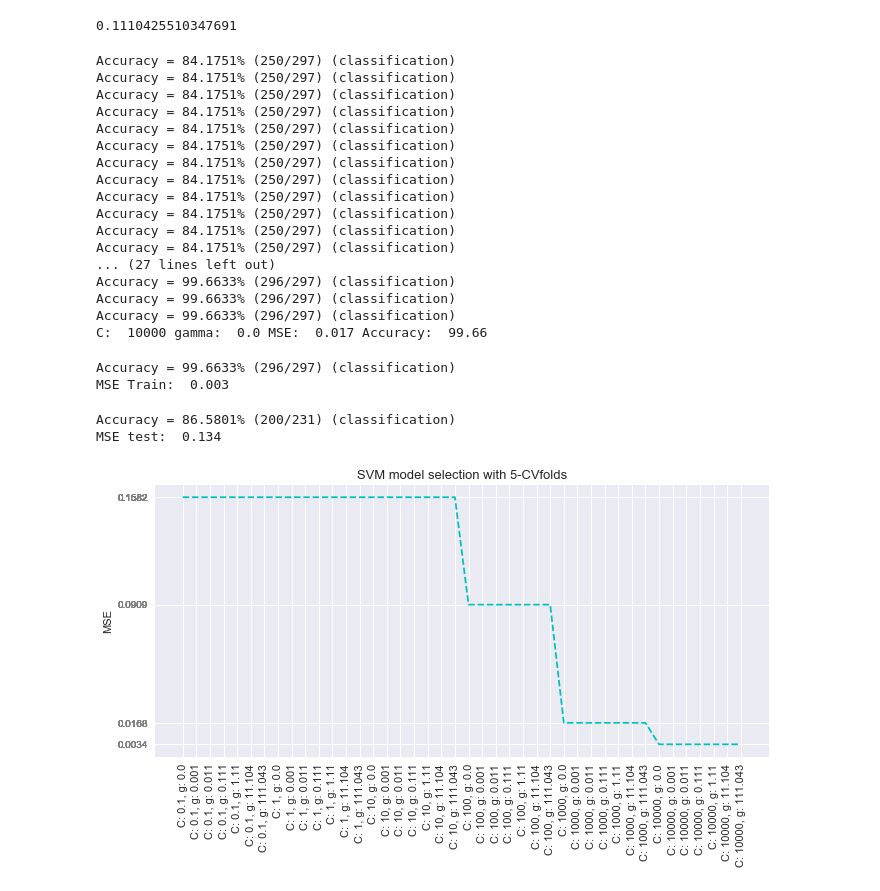
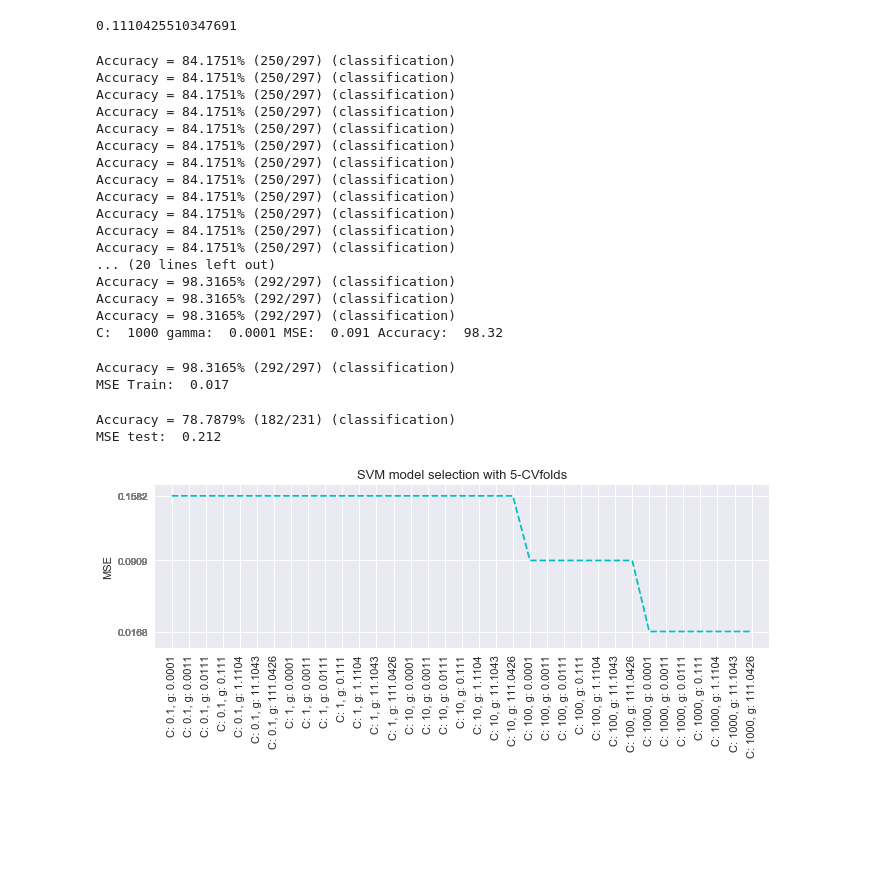
Before and after one commit to AdriCode/Image-Analysis-Classification, a Jupyter notebook: SVM.ipynb, the cells around one changed output. Cells and saved outputs as stored; diff of their text form; code cells hidden in the pictures; blank space fills up the shorter version.

Commit message:
Modify plot

```diff
--- a/SVM.ipynb
+++ b/SVM.ipynb
@@ -60,22 +60,24 @@ dump_svmlight_file(testInput, testTarget,'test.dat')
 
 y, x = svm_read_problem('train.dat')
 
-c = [pow(10,i) for i in [-1,0,1,2,3,4]]
-g = [round(sigma*pow(10,i), 3) for i in [-3,-2,-1,0,1,2,3]]
+# Hyperparameters C and gamma
+c = [pow(10,i) for i in [-1,0,1,2,3]]
+g = [round(sigma*pow(10,i), 4) for i in [-3,-2,-1,0,1,2,3]]
 
 prob  = svm_problem(y, x)
 param = svm_parameter()
 best = 1
 err = []
 
-# Grid-search to determine the SVM hyperparameters γ and C, using 5-fold cross validation
-# And picking the classiﬁcation error
+# Grid-search to determine the SVM hyperparameters γ and C,
+# using 5-fold cross validation and the classiﬁcation error
 for i in range(len(c)):
     for j in range(len(g)):
         param.C = c[i]; param.G = g[j];
         model = svm_train(prob, param, '-v 5')
         p_label, p_acc, p_val = svm_predict(y, x, model)
         err.append(p_acc[1])
+        # Mean squared error
         mse = p_acc[1]
         if (mse < best):
             bestc = c[i]; bestg = g[j]; min_err = best; best = mse; acc=p_acc[0]
@@ -94,11 +96,11 @@ Accuracy = 84.1751% (250/297) (classification)
 Accuracy = 84.1751% (250/297) (classification)
 Accuracy = 84.1751% (250/297) (classification)
 Accuracy = 84.1751% (250/297) (classification)
-... (27 lines left out)
-Accuracy = 99.6633% (296/297) (classification)
-Accuracy = 99.6633% (296/297) (classification)
-Accuracy = 99.6633% (296/297) (classification)
-C:  10000 gamma:  0.0 MSE:  0.017 Accuracy:  99.66
+... (20 lines left out)
+Accuracy = 98.3165% (292/297) (classification)
+Accuracy = 98.3165% (292/297) (classification)
+Accuracy = 98.3165% (292/297) (classification)
+C:  1000 gamma:  0.0001 MSE:  0.091 Accuracy:  98.32
 # %%
 def run(y, x, model):
     p_label, p_acc, p_val = svm_predict(y, x, model)
@@ -115,8 +117,8 @@ m = svm_train(pb, param)
 labels, acc, vals = run(y_train, x_train, m)
 print("MSE Train: ", round(acc[1], 3))
 # %% [output]
-Accuracy = 99.6633% (296/297) (classification)
-MSE Train:  0.003
+Accuracy = 98.3165% (292/297) (classification)
+MSE Train:  0.017
 # %%
 # Model in Test
 
@@ -124,21 +126,23 @@ y_test, x_test = svm_read_problem('test.dat')
 lab, ac, val= run(y_test, x_test, m)
 print("MSE test: ", round(ac[1], 3))
 # %% [output]
-Accuracy = 86.5801% (200/231) (classification)
-MSE test:  0.134
+Accuracy = 78.7879% (182/231) (classification)
+MSE test:  0.212
 # %%
 # Plot of model selection
 
 labels = ['C: ' + str(c[i]) + ', ' + 'g: ' + str(g[j]) for i in range(len(c)) for j in range(len(g))]
 x = list(range(1, len(c)*len(g)+1))
 
 style.use('seaborn')
-plt.figure(figsize=(11, 5))
+plt.figure(figsize=(11, 3))
 plt.xticks(x, labels, rotation='vertical', fontsize=11)
 plt.yticks(err, color='grey')
 plt.ylabel("MSE", fontsize=11)
 plt.plot(x, err, '--', c='c')
 plt.title('SVM model selection with 5-CVfolds', fontsize=13)
+plt.xlim([0, 36])
+plt.ylim([0, 0.17])
 plt.show();
 # %% [output]
-[figure, old version]
+[figure, new version]
```
Also changed, not shown: parts of 1 cell of this notebook.
